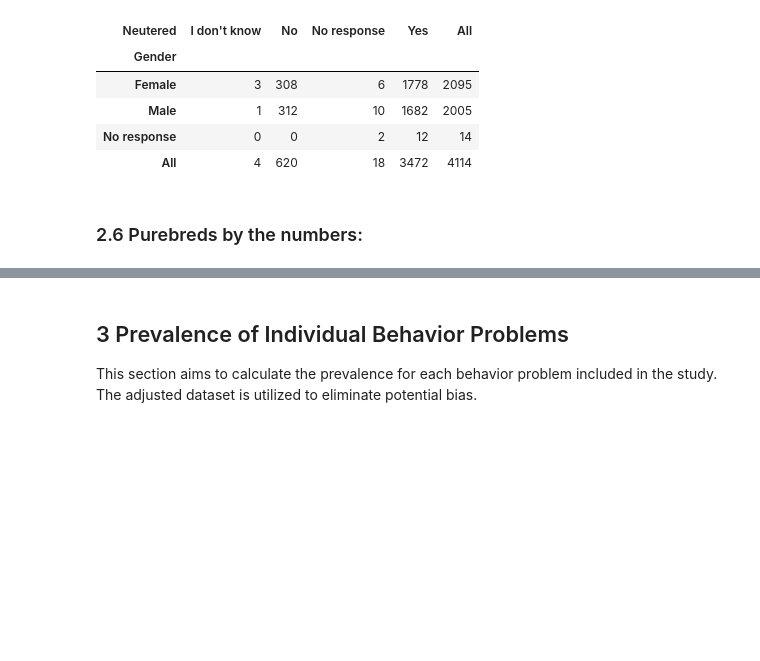
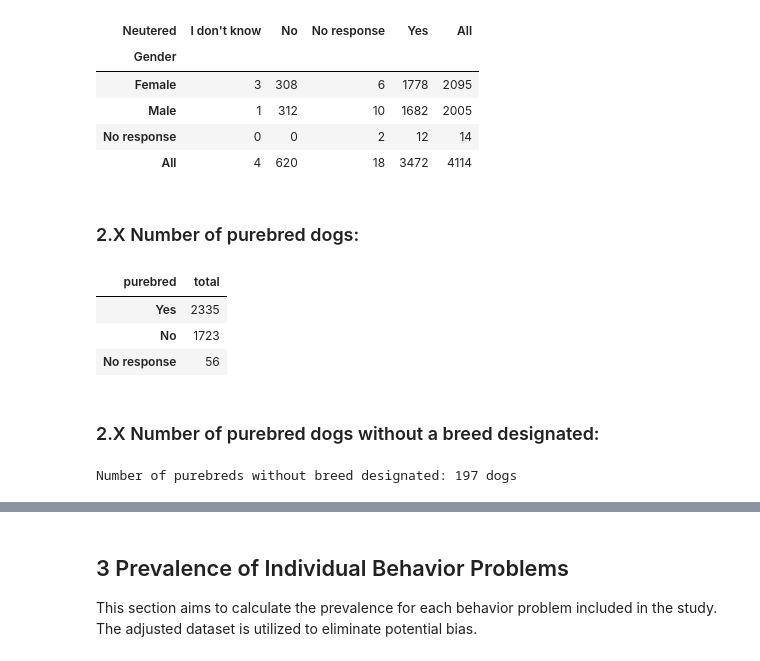
Before and after one commit to iandinwoodie/pdbs-study-1, a Jupyter notebook: notebooks/1.0-ird-pdbs-analysis-notebook.ipynb, the cells around one changed output, grey strips where cells are left out. Drawn from its saved outputs; the diff is of its cells as text; code cells hidden in the pictures; blank space fills up the shorter version.

```diff
--- a/notebooks/1.0-ird-pdbs-analysis-notebook.ipynb
+++ b/notebooks/1.0-ird-pdbs-analysis-notebook.ipynb
@@ -375,2 +370,34 @@ df = createNumericDataFrame(DOG_TABLE, fields, labels, filtered=True)
-# %% [markdown]
-### 2.6 Purebreds by the numbers:
+# %% [markdown]
+### 2.X Number of purebred dogs:
+# %%
+# status: verified
+fields = 'purebred'
+labels = ['purebred']
+df = createStringDataFrame(DOG_TABLE, fields, labels)
+df.head()
+replacements = {'':'No response', '0':'No', '1':'Yes'}
+replaceFields(df, labels[0], replacements)
+df = df.apply(pd.value_counts)
+df.rename(index=str, columns={labels[0]: "total"}, inplace=True)
+df.columns.name = labels[0]
+display(df)
+# %% [output]
+| purebred | total |
+| Yes | 2335 |
+| No | 1723 |
+| No response | 56 |
+# %% [markdown]
+### 2.X Number of purebred dogs without a breed designated:
+# %%
+# status: verified
+# Create the necessary dataframe.
+fields = 'purebred_breed, purebred'
+labels = ['breed', 'purebred']
+df = createStringDataFrame(DOG_TABLE, fields, labels)
+df = df[df[labels[1]] == '1']
+df.drop(columns=labels[1], inplace=True)
+df = df[df[labels[0]] == '']
+purebred_missing_breed = df.describe().iloc[0][0]
+print('Number of purebreds without breed designated: %d dogs' %(purebred_missing_breed))
+# %% [output]
+Number of purebreds without breed designated: 197 dogs
```
Also changed, not shown: parts of 13 cells of this notebook.
